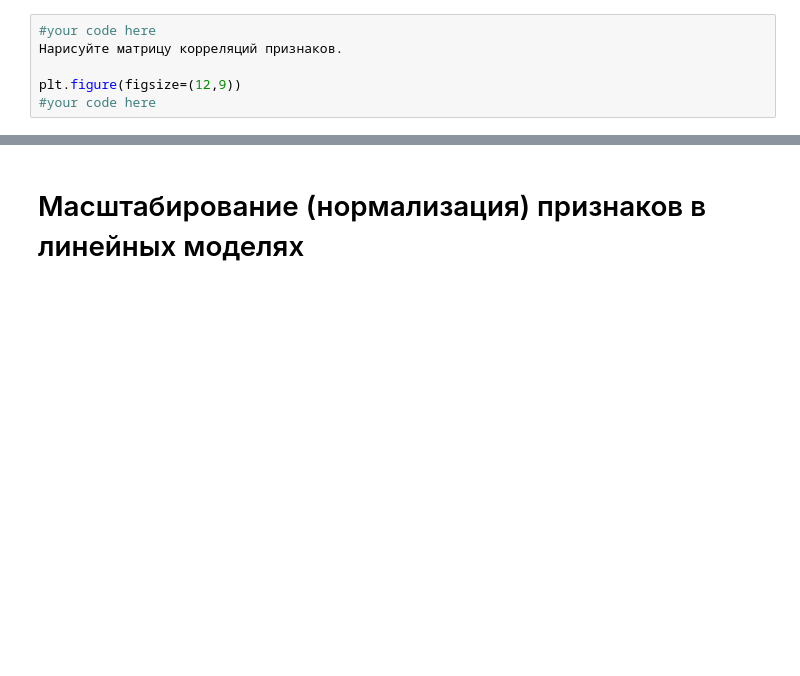
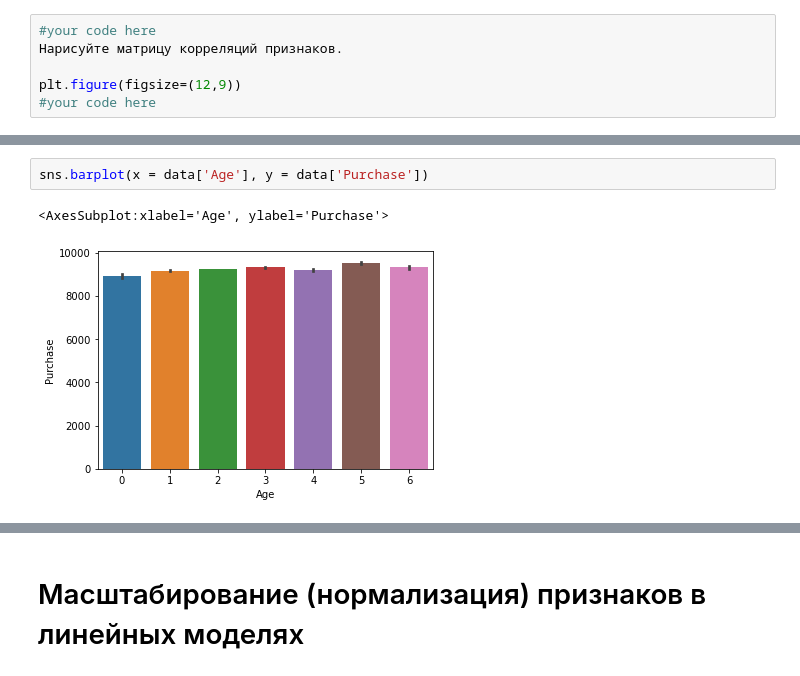
Before and after one commit to maximtornov/HSE, a Jupyter notebook: lect_sem2/seminar_part2.ipynb, the cells around one changed output, grey strips where cells are left out. Saved outputs shown, nothing was run; the diff lists cells and outputs as text; blank space fills up the shorter version.

```diff
--- a/lect_sem2/seminar_part2.ipynb
+++ b/lect_sem2/seminar_part2.ipynb
@@ -142,0 +261,5 @@ plt.figure(figsize=(12,9))
+# %%
+sns.barplot(x = data['Age'], y = data['Purchase'])
+# %% [output]
+<AxesSubplot:xlabel='Age', ylabel='Purchase'>
+[figure, added]
```
Also changed, not shown: parts of 37 cells of this notebook, 3 other files.
